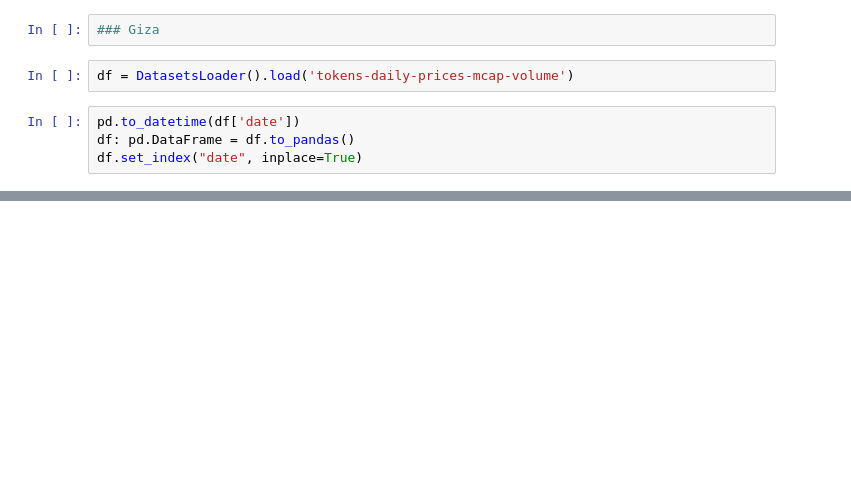
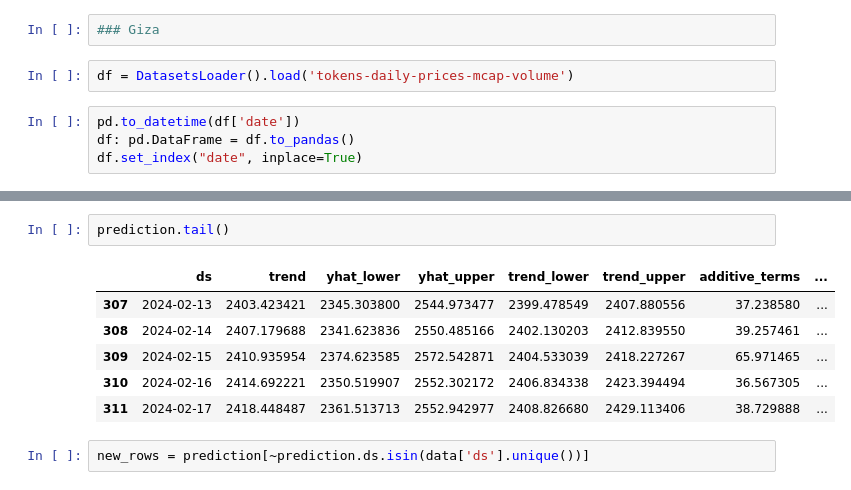
Before and after one commit to gabrielfior/Troth_giza, a Jupyter notebook: notebooks/predict_eth_price.ipynb, the cells around one changed output, grey strips where cells are left out. Saved outputs shown, nothing was run; the diff lists cells and outputs as text; blank space fills up the shorter version.

```diff
--- a/notebooks/predict_eth_price.ipynb
+++ b/notebooks/predict_eth_price.ipynb
@@ -146,0 +63,11 @@ pandas._libs.tslibs.timestamps.Timestamp
+# %%
+prediction.tail()
+# %% [output]
+|  | ds | trend | yhat_lower | yhat_upper | trend_lower | trend_upper | additive_terms | ... |
+| 307 | 2024-02-13 | 2403.423421 | 2345.303800 | 2544.973477 | 2399.478549 | 2407.880556 | 37.238580 | ... |
+| 308 | 2024-02-14 | 2407.179688 | 2341.623836 | 2550.485166 | 2402.130203 | 2412.839550 | 39.257461 | ... |
+| 309 | 2024-02-15 | 2410.935954 | 2374.623585 | 2572.542871 | 2404.533039 | 2418.227267 | 65.971465 | ... |
+| 310 | 2024-02-16 | 2414.692221 | 2350.519907 | 2552.302172 | 2406.834338 | 2423.394494 | 36.567305 | ... |
+| 311 | 2024-02-17 | 2418.448487 | 2361.513713 | 2552.942977 | 2408.826680 | 2429.113406 | 38.729888 | ... |
+# %%
+new_rows = prediction[~prediction.ds.isin(data['ds'].unique())]
```
Also changed, not shown: parts of 23 cells of this notebook, 17 other files.
